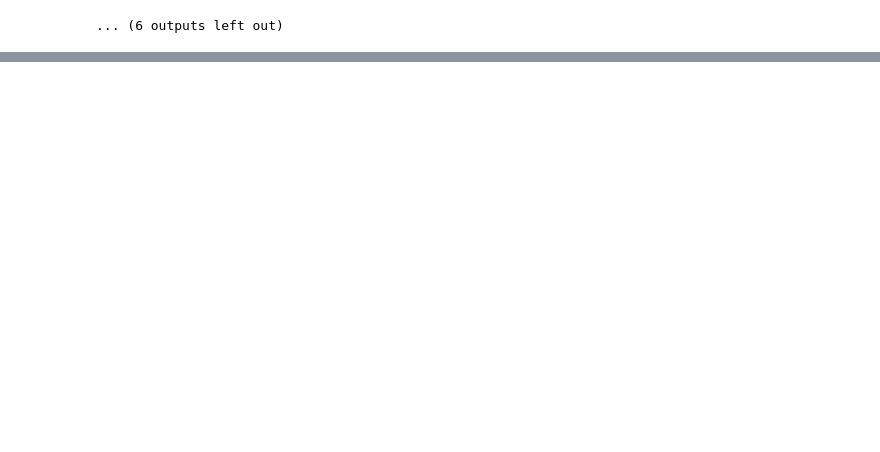
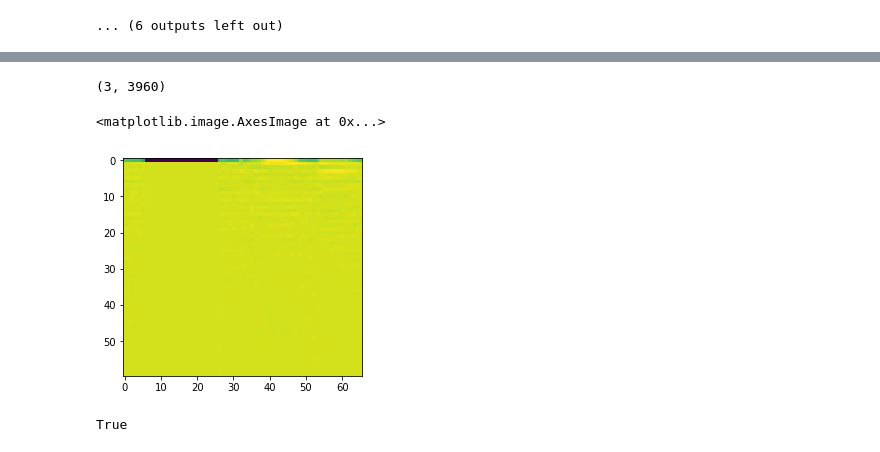
Before and after one commit to see--/speech_recognition, a Jupyter notebook: explore.ipynb, the cells around one changed output, grey strips where cells are left out. Saved outputs shown, nothing was run; the diff lists cells and outputs as text; code cells hidden in the pictures; blank space fills up the shorter version.

```diff
--- a/explore.ipynb
+++ b/explore.ipynb
@@ -1705,0 +1794,14 @@ with tf.Session() as sess:
+# %%
+b = np.float32([mfcc_val] * 3)
+b = np.roll(b, -40, axis=1).reshape((b.shape[0], -1))
+print(b.shape)
+XX = b[0].reshape((66, 60))
+plt.imshow(XX.T)
+# %% [output]
+(3, 3960)
+<matplotlib.image.AxesImage at 0x...>
+[figure, added]
+# %%
+np.all(XX == np.roll(mfcc_val, -2, axis=0))
+# %% [output]
+True
```
Also changed, not shown: parts of 8 cells of this notebook, 4 other files.
